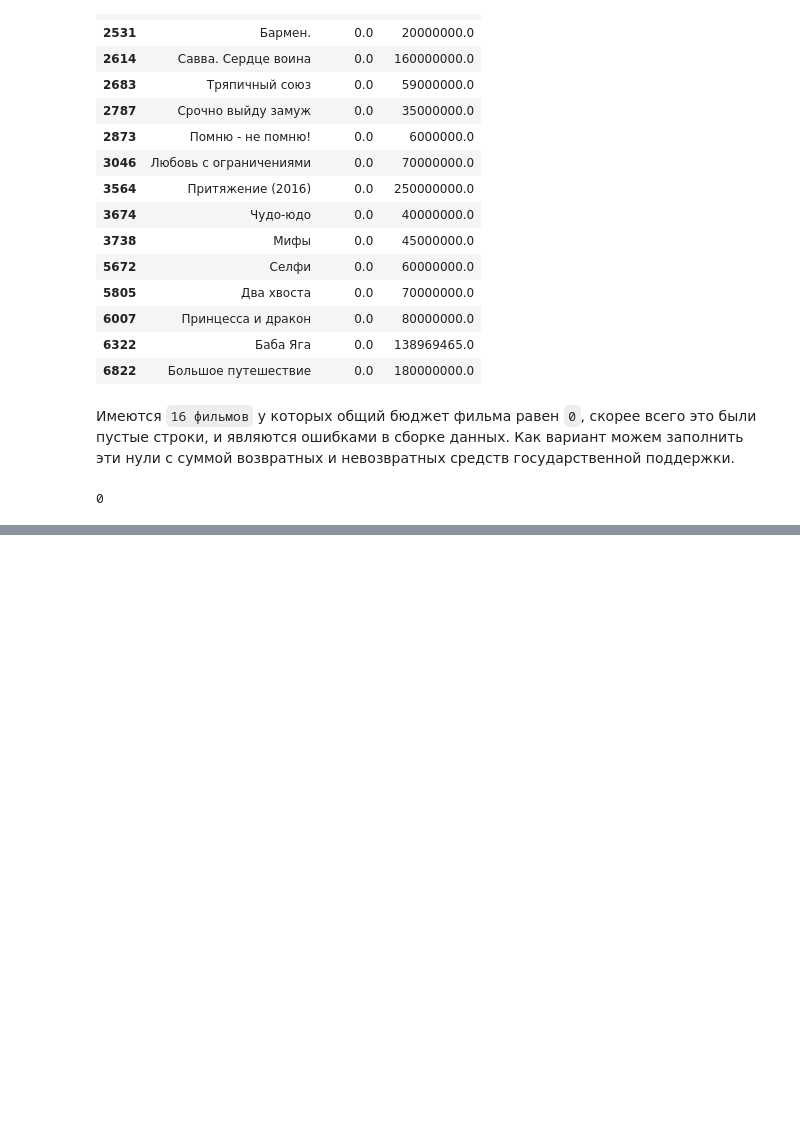
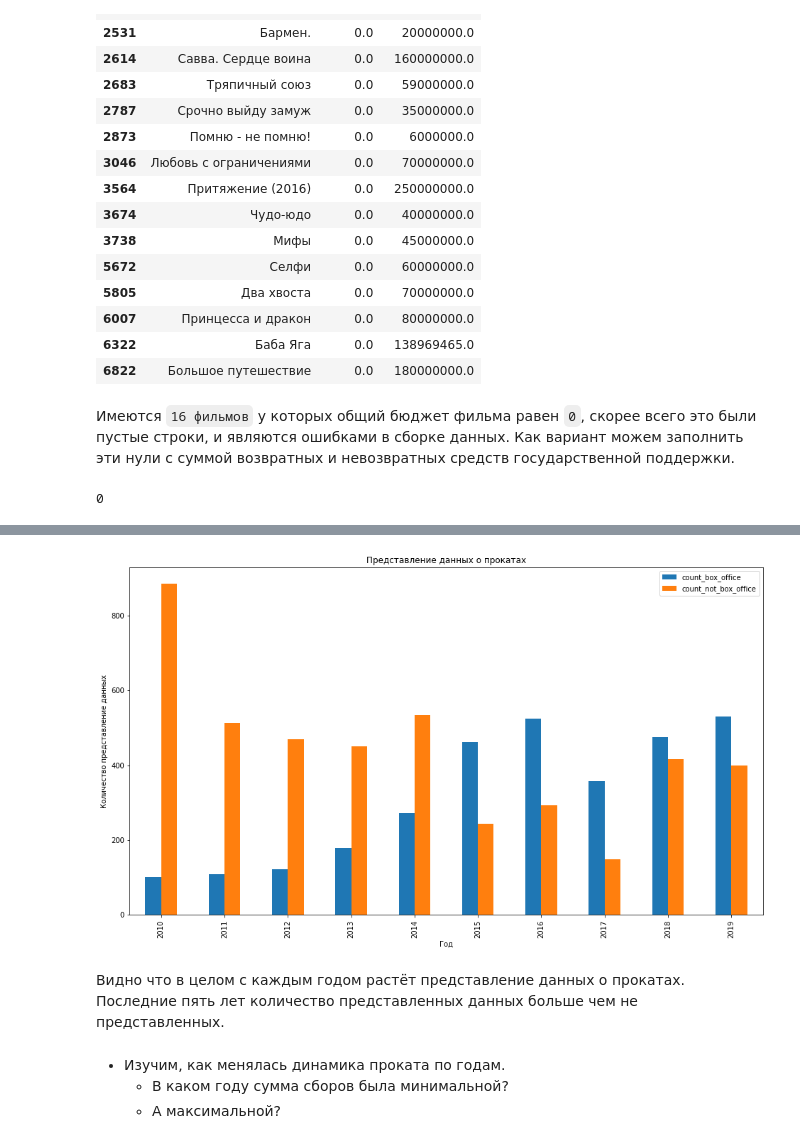
Before and after one commit to yerkebulanali/Yandex-Data-Science-Projects, a Jupyter notebook: Yandex Practicum Project 4.ipynb, the cells around one changed output, grey strips where cells are left out. Drawn from its saved outputs; the diff is of its cells as text; code cells hidden in the pictures; blank space fills up the shorter version.

```diff
--- a/Yandex Practicum Project 4.ipynb
+++ b/Yandex Practicum Project 4.ipynb
@@ -520,0 +580,20 @@ df.boxplot(figsize=(16,9))
+# %%
+# Меняем значение в столбце count_box_office
+df['count_box_office'] = np.where(df['box_office'] != 0, 1, 0)
+# %%
+box_office_share = df.pivot_table(values='count_box_office', index='show_start_year', aggfunc=['sum', 'count']).reset_index()
+box_office_share.columns = ['year', 'count_box_office', 'count_all']
+box_office_share['count_not_box_office'] = box_office_share['count_all'] - box_office_share['count_box_office']
+box_office_share.plot(x='year', y=['count_box_office', 'count_not_box_office'], kind='bar', figsize=(16,9))
+plt.title('Представление данных о прокатах')
+plt.ylabel('Количество представление данных')
+plt.xlabel('Год')
+plt.show()
+# %% [output]
+[figure, added]
+# %% [markdown]
+Видно что в целом с каждым годом растёт представление данных о прокатах. Последние пять лет количество представленных данных больше чем не представленных.
+# %% [markdown]
+- Изучим, как менялась динамика проката по годам.
+    - В каком году сумма сборов была минимальной?
+    - А максимальной?
```
Also changed, not shown: parts of 57 cells of this notebook.
